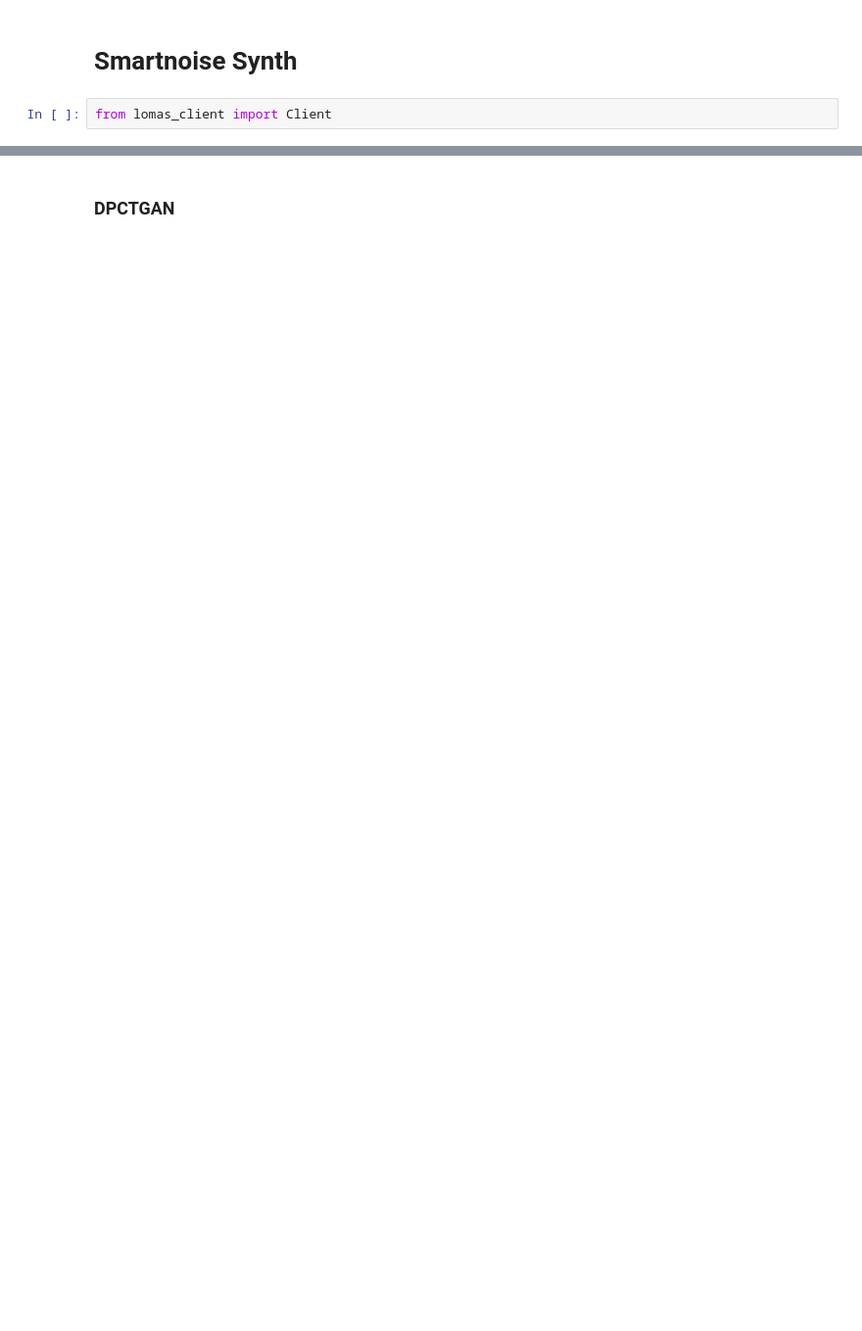
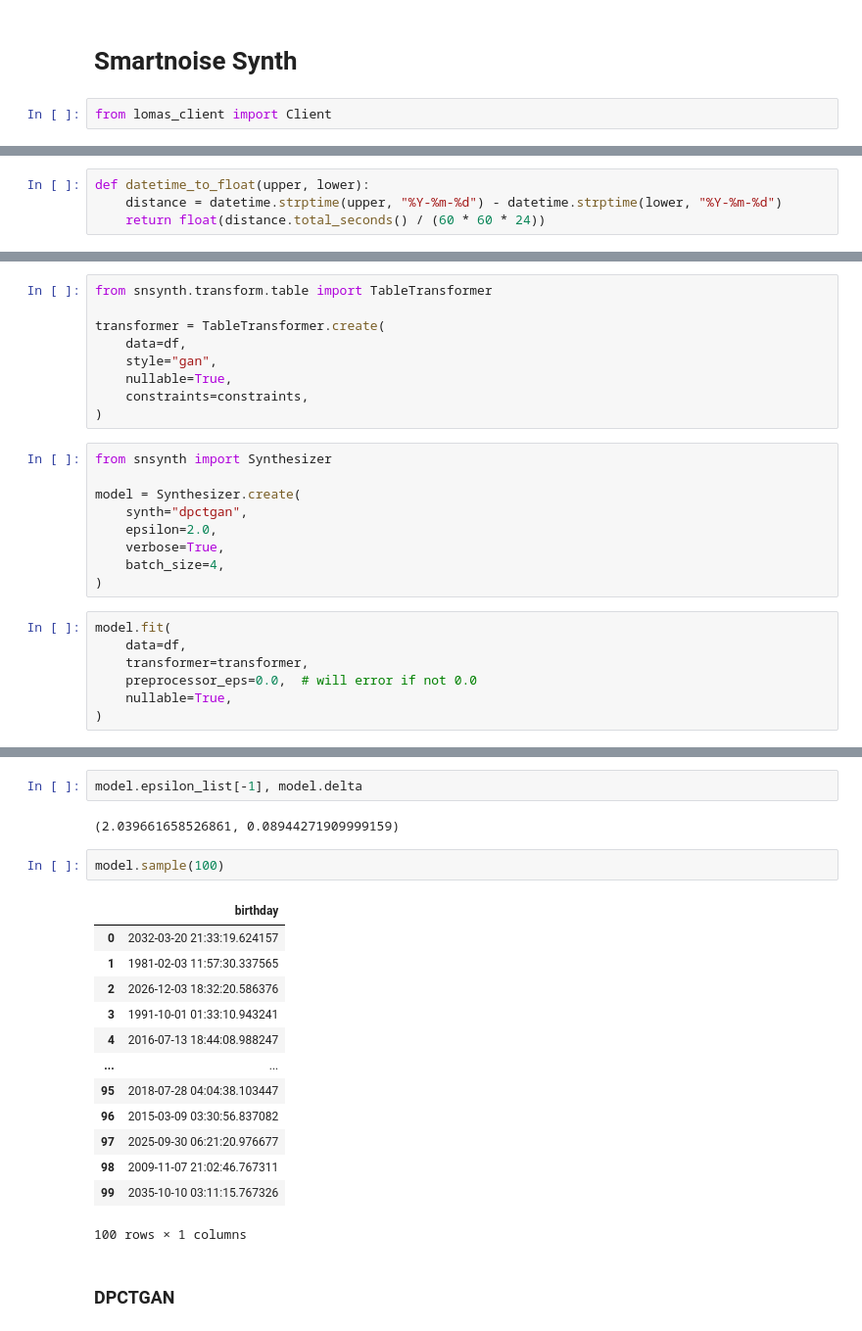
Before and after one commit to dscc-admin-ch/lomas, a Jupyter notebook: client/notebooks/SmartnoiseSynth.ipynb, the cells around one changed output, grey strips where cells are left out. Shown at 98% size. Cells and saved outputs as stored; diff of their text form; blank space fills up the shorter version.

```diff
--- a/client/notebooks/SmartnoiseSynth.ipynb
+++ b/client/notebooks/SmartnoiseSynth.ipynb
@@ -16,0 +189,4 @@ Server error status 403: {"UnauthorizedAccessException":"User BirthdayGirl does
+# %%
+def datetime_to_float(upper, lower):
+    distance = datetime.strptime(upper, "%Y-%m-%d") - datetime.strptime(lower, "%Y-%m-%d")
+    return float(distance.total_seconds() / (60 * 60 * 24))
@@ -16,0 +229,25 @@ Server error status 403: {"UnauthorizedAccessException":"User BirthdayGirl does
+# %%
+from snsynth.transform.table import TableTransformer
+
+transformer = TableTransformer.create(
+    data=df,
+    style="gan",
+    nullable=True,
+    constraints=constraints,
+)
+# %%
+from snsynth import Synthesizer
+
+model = Synthesizer.create(
+    synth="dpctgan",
+    epsilon=2.0,
+    verbose=True,
+    batch_size=4,
+)
+# %%
+model.fit(
+    data=df,
+    transformer=transformer,
+    preprocessor_eps=0.0,  # will error if not 0.0
+    nullable=True,
+)
@@ -17,3 +275,23 @@ Server error status 403: {"UnauthorizedAccessException":"User BirthdayGirl does
+# %%
+model.epsilon_list[-1], model.delta
+# %% [output]
+(2.039661658526861, 0.08944271909999159)
+# %%
+model.sample(100)
+# %% [output]
+|  | birthday |
+| 0 | 2032-03-20 21:33:19.624157 |
+| 1 | 1981-02-03 11:57:30.337565 |
+| 2 | 2026-12-03 18:32:20.586376 |
+| 3 | 1991-10-01 01:33:10.943241 |
+| 4 | 2016-07-13 18:44:08.988247 |
+| ... | ... |
+| 95 | 2018-07-28 04:04:38.103447 |
+| 96 | 2015-03-09 03:30:56.837082 |
+| 97 | 2025-09-30 06:21:20.976677 |
+| 98 | 2009-11-07 21:02:46.767311 |
+| 99 | 2035-10-10 03:11:15.767326 |
+100 rows × 1 columns
 # %% [markdown]
 ### DPCTGAN
 # %%
```
Also changed, not shown: parts of 28 cells of this notebook, 11 other files.
